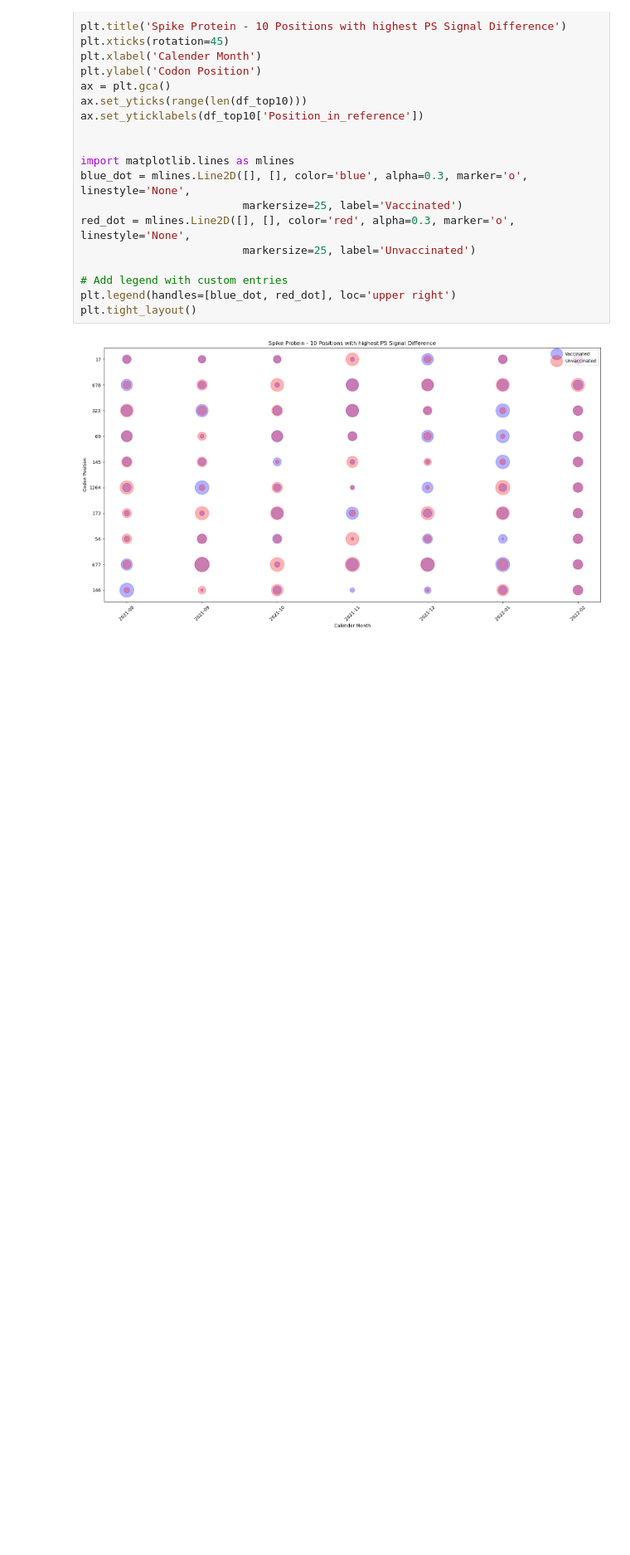
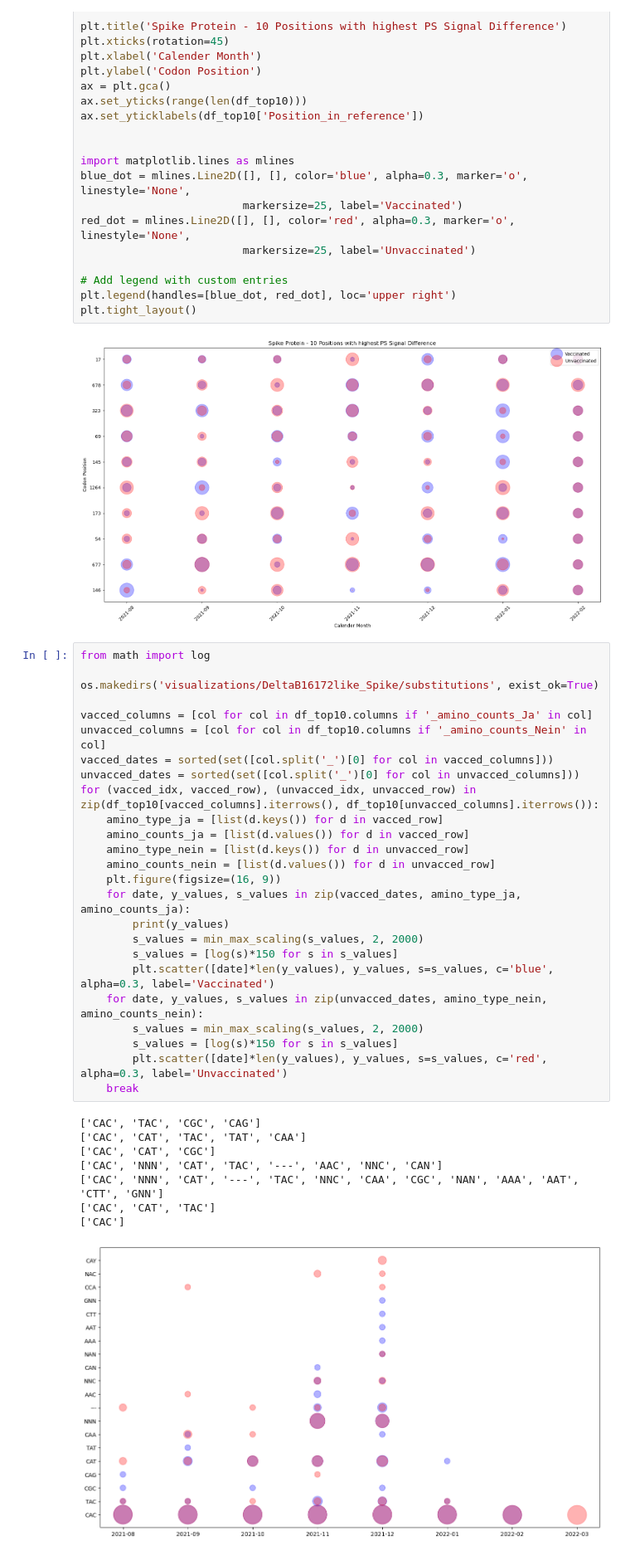
Before and after one commit to rki-mf1/PanAdapt, a Jupyter notebook: visualize_fubar.ipynb, the cells around one changed output. Shown at 83% size. Drawn from its saved outputs; the diff is of its cells as text; blank space fills up the shorter version.

Commit message:
improve visualization

```diff
--- a/visualize_fubar.ipynb
+++ b/visualize_fubar.ipynb
@@ -103,3 +122,37 @@ plt.legend(handles=[blue_dot, red_dot], loc='upper right')
 plt.tight_layout()
 # %% [output]
 [figure]
+# %%
+from math import log
+
+os.makedirs('visualizations/DeltaB16172like_Spike/substitutions', exist_ok=True)
+
+vacced_columns = [col for col in df_top10.columns if '_amino_counts_Ja' in col]
+unvacced_columns = [col for col in df_top10.columns if '_amino_counts_Nein' in col]
+vacced_dates = sorted(set([col.split('_')[0] for col in vacced_columns]))
+unvacced_dates = sorted(set([col.split('_')[0] for col in unvacced_columns]))
+for (vacced_idx, vacced_row), (unvacced_idx, unvacced_row) in zip(df_top10[vacced_columns].iterrows(), df_top10[unvacced_columns].iterrows()):
+    amino_type_ja = [list(d.keys()) for d in vacced_row]
+    amino_counts_ja = [list(d.values()) for d in vacced_row]
+    amino_type_nein = [list(d.keys()) for d in unvacced_row]
+    amino_counts_nein = [list(d.values()) for d in unvacced_row]
+    plt.figure(figsize=(16, 9))
+    for date, y_values, s_values in zip(vacced_dates, amino_type_ja, amino_counts_ja):
+        print(y_values)
+        s_values = min_max_scaling(s_values, 2, 2000)
+        s_values = [log(s)*150 for s in s_values]
+        plt.scatter([date]*len(y_values), y_values, s=s_values, c='blue', alpha=0.3, label='Vaccinated')
+    for date, y_values, s_values in zip(unvacced_dates, amino_type_nein, amino_counts_nein):
+        s_values = min_max_scaling(s_values, 2, 2000)
+        s_values = [log(s)*150 for s in s_values]
+        plt.scatter([date]*len(y_values), y_values, s=s_values, c='red', alpha=0.3, label='Unvaccinated')
+    break
+# %% [output]
+['CAC', 'TAC', 'CGC', 'CAG']
+['CAC', 'CAT', 'TAC', 'TAT', 'CAA']
+['CAC', 'CAT', 'CGC']
+['CAC', 'NNN', 'CAT', 'TAC', '---', 'AAC', 'NNC', 'CAN']
+['CAC', 'NNN', 'CAT', '---', 'TAC', 'NNC', 'CAA', 'CGC', 'NAN', 'AAA', 'AAT', 'CTT', 'GNN']
+['CAC', 'CAT', 'TAC']
+['CAC']
+[figure, added]
```
Also changed, not shown: parts of 6 cells of this notebook, 2 other files.
